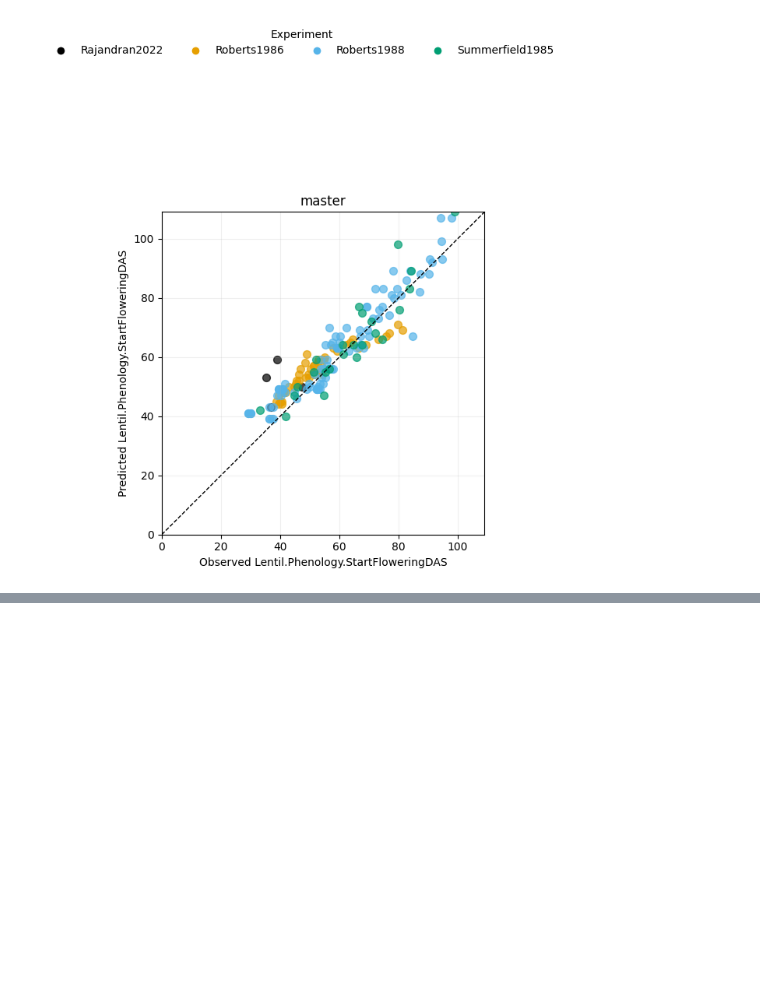
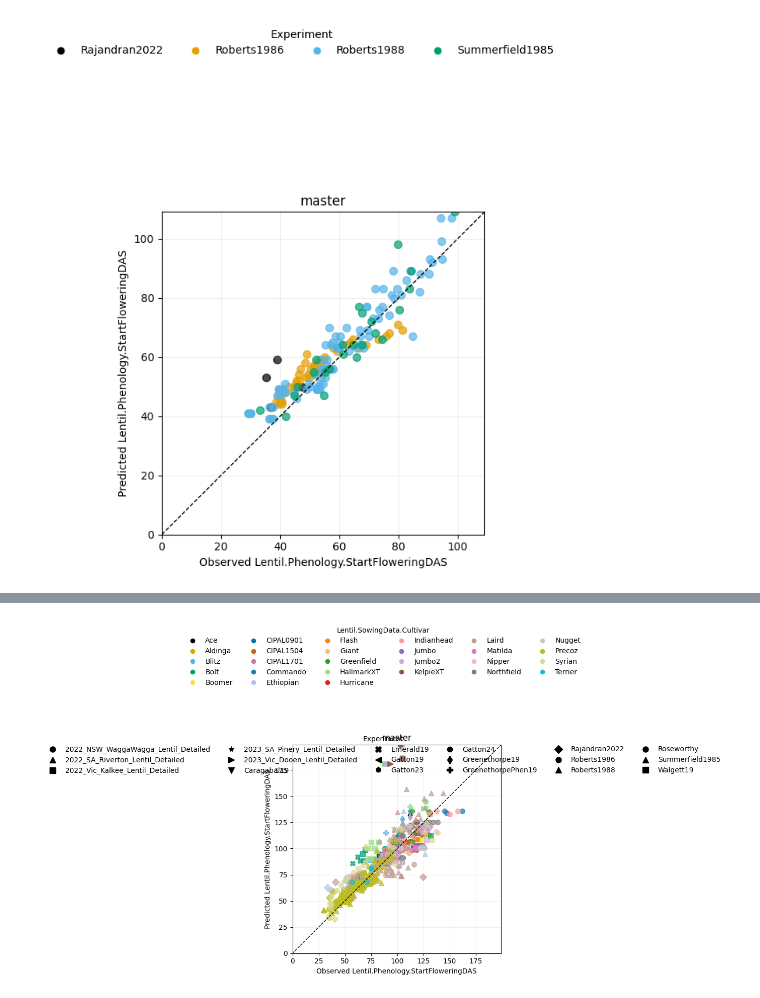
Before and after one commit to HamishBrownPFR/ApsimX, a Jupyter notebook: Prototypes/Lentil/ApsimOutputAgregate.ipynb, the cells around one changed output, grey strips where cells are left out. Saved outputs shown, nothing was run; the diff lists cells and outputs as text; code cells hidden in the pictures; blank space fills up the shorter version.

```diff
--- a/Prototypes/Lentil/ApsimOutputAgregate.ipynb
+++ b/Prototypes/Lentil/ApsimOutputAgregate.ipynb
@@ -972,3 +975,13 @@ plt.show()
+# %%
+plot_obs_pred_by_branch(
+    tidy,
+    "Lentil.Phenology.StartFloweringDAS",
+    color_by = "Lentil.SowingData.Cultivar",
+    marker_by = "Experiment"
+)
+plt.show()
+# %% [output]
+[figure, added]
 # %%
 plot_obs_pred_by_branch(
     tidy,
```
Also changed, not shown: parts of 6 cells of this notebook, 20 other files.
